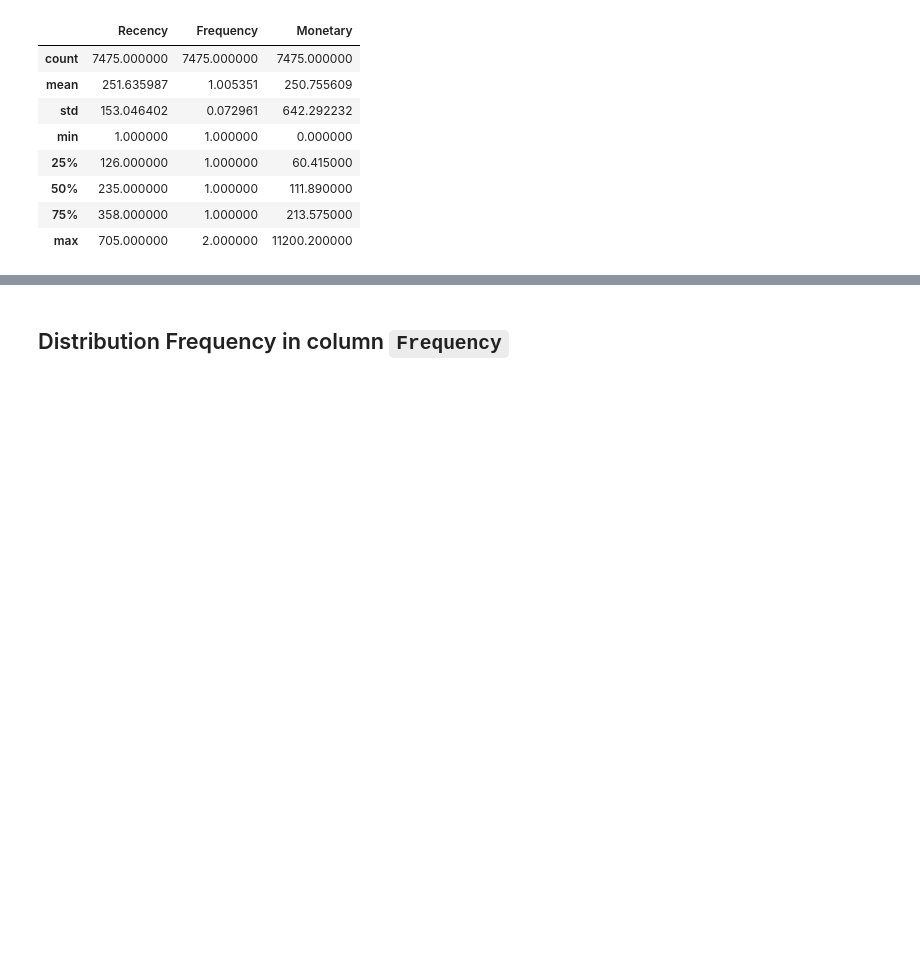
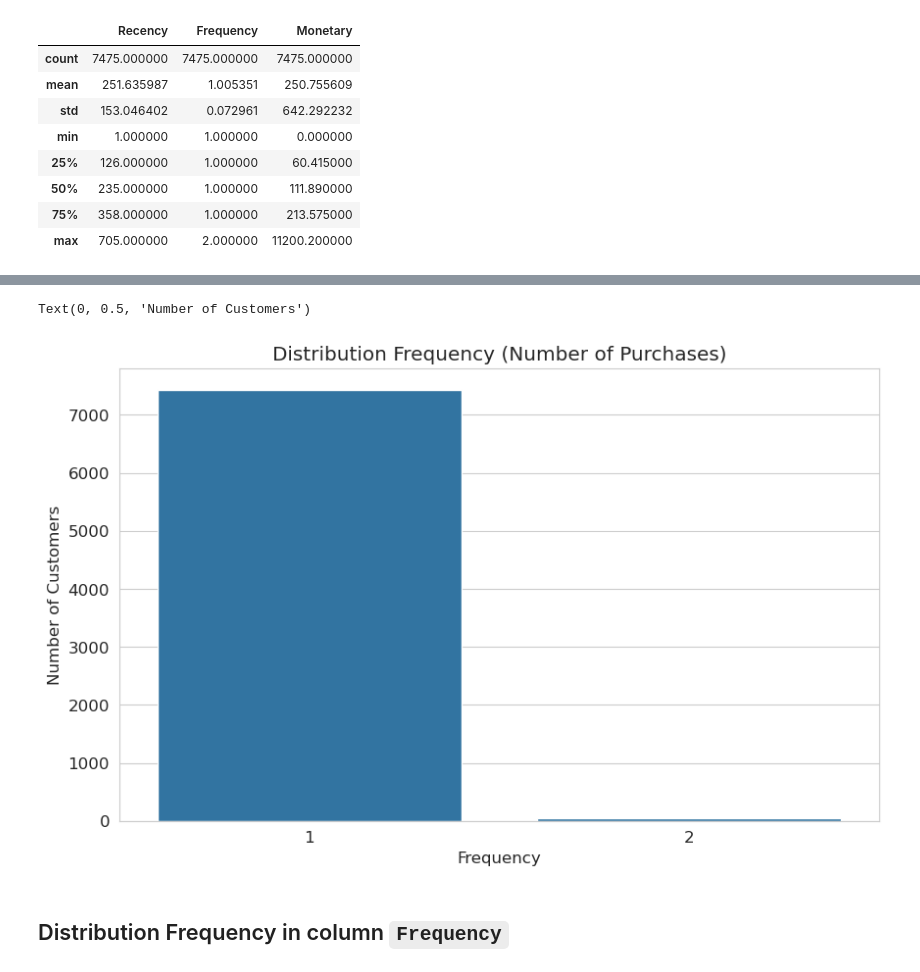
Before and after one commit to RizkiRdm/Olist-E-commerce-Performance-Analysis, a Jupyter notebook: notebooks/customer_analysis.ipynb, the cells around one changed output, grey strips where cells are left out. Cells and saved outputs as stored; diff of their text form; code cells hidden in the pictures; blank space fills up the shorter version.

```diff
--- a/notebooks/customer_analysis.ipynb
+++ b/notebooks/customer_analysis.ipynb
@@ -36,3 +61,12 @@ ecom_data_df[["Recency", "Frequency", "Monetary"]].describe()
+# %%
+# Plot Frequency
+sns.countplot(x="Frequency", data=ecom_data_df)
+plt.title("Distribution Frequency (Number of Purchases)")
+plt.xlabel("Frequency")
+plt.ylabel("Number of Customers")
+# %% [output]
+Text(0, 0.5, 'Number of Customers')
+[figure, added]
 # %% [markdown]
 ##  Distribution Frequency in column `Frequency`
 # %%
```
Also changed, not shown: parts of 15 cells of this notebook.
